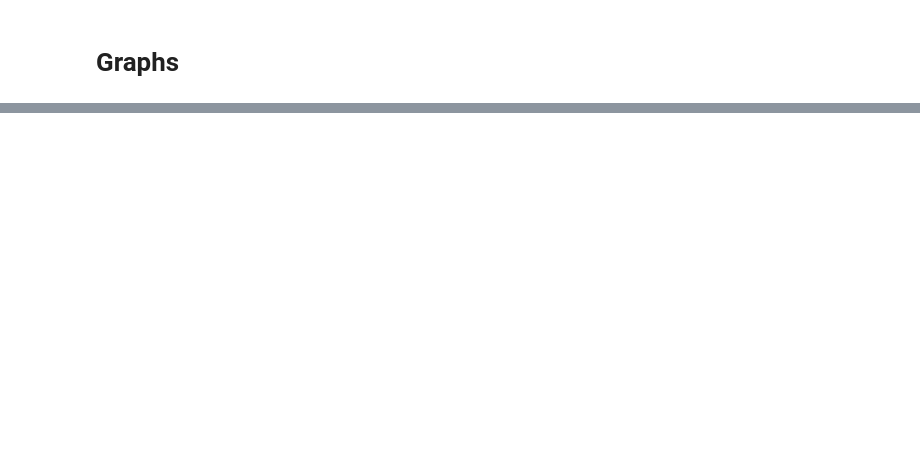
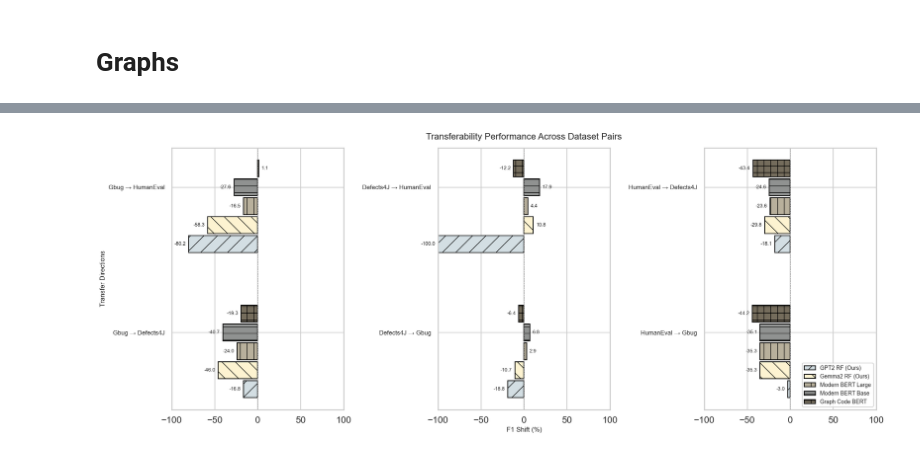
Before and after one commit to rufimelo99/SAE-Java-Bug-Detection, a Jupyter notebook: drl_patches/sparse_autoencoders/transferability/transferability.ipynb, the cells around one changed output, grey strips where cells are left out. Saved outputs shown, nothing was run; the diff lists cells and outputs as text; code cells hidden in the pictures; blank space fills up the shorter version.

```diff
--- a/drl_patches/sparse_autoencoders/transferability/transferability.ipynb
+++ b/drl_patches/sparse_autoencoders/transferability/transferability.ipynb
@@ -1636,0 +1932,53 @@ plt.show()
+# %%
+# Subsets for each direction group
+group_indices = [
+    [0, 1],  # Gbug →
+    [2, 3],  # Defects4J →
+    [4, 5],  # HumanEval →
+]
+
+fig, axs = plt.subplots(1, 3, figsize=(20, 8), sharex=True)
+
+width = 0.13
+
+for ax_idx, ax in enumerate(axs):
+    x = np.arange(2)
+    for i, (method_vals, method_name, color, hatch) in enumerate(zip(all_values, methods, colors, hatches)):
+        offset = (i - len(all_values)/2) * width + width/2
+        for j, idx in enumerate(group_indices[ax_idx]):
+            val = method_vals[idx]
+            if not np.isnan(val):
+                ax.barh(x[j] + offset, val, height=width * 0.9,
+                        label=method_name if j == 0 else "",
+                        color=color, hatch=hatch, edgecolor='black')
+                ax.annotate(f'{val:.1f}',
+                            xy=(val, x[j] + offset),
+                            xytext=(5 if val >= 0 else -5, 0),
+                            textcoords='offset points',
+                            ha='left' if val >= 0 else 'right',
+                            va='center',
+                            fontsize=9)
+
+    ax.set_yticks(x)
+    ax.set_yticklabels([labels[i] for i in group_indices[ax_idx]], fontsize=11)
+    ax.axvline(0, color='gray', linestyle='--', linewidth=0.8)
+    ax.set_xlim(-100, 100)
+    if ax_idx == 0:
+        ax.set_ylabel("Transfer Directions", fontsize=12)
+    if ax_idx == 1:
+        ax.set_xlabel("F1 Shift (%)", fontsize=12)
+
+    # Set limits for the x-axis
+    ax.set_xlim(-100, 100)
+
+axs[1].set_title("Transferability Performance Across Dataset Pairs", fontsize=16, pad=15)
+
+# Legend on last subplot
+handles, labels_uniq = axs[-1].get_legend_handles_labels()
+unique = dict(zip(labels_uniq, handles))
+axs[-1].legend(unique.values(), unique.keys(), loc='lower right', fontsize=10, frameon=True)
+
+plt.tight_layout()
+plt.show()
+# %% [output]
+[figure, added]
```
Also changed, not shown: parts of 39 cells of this notebook, 2 other files.
